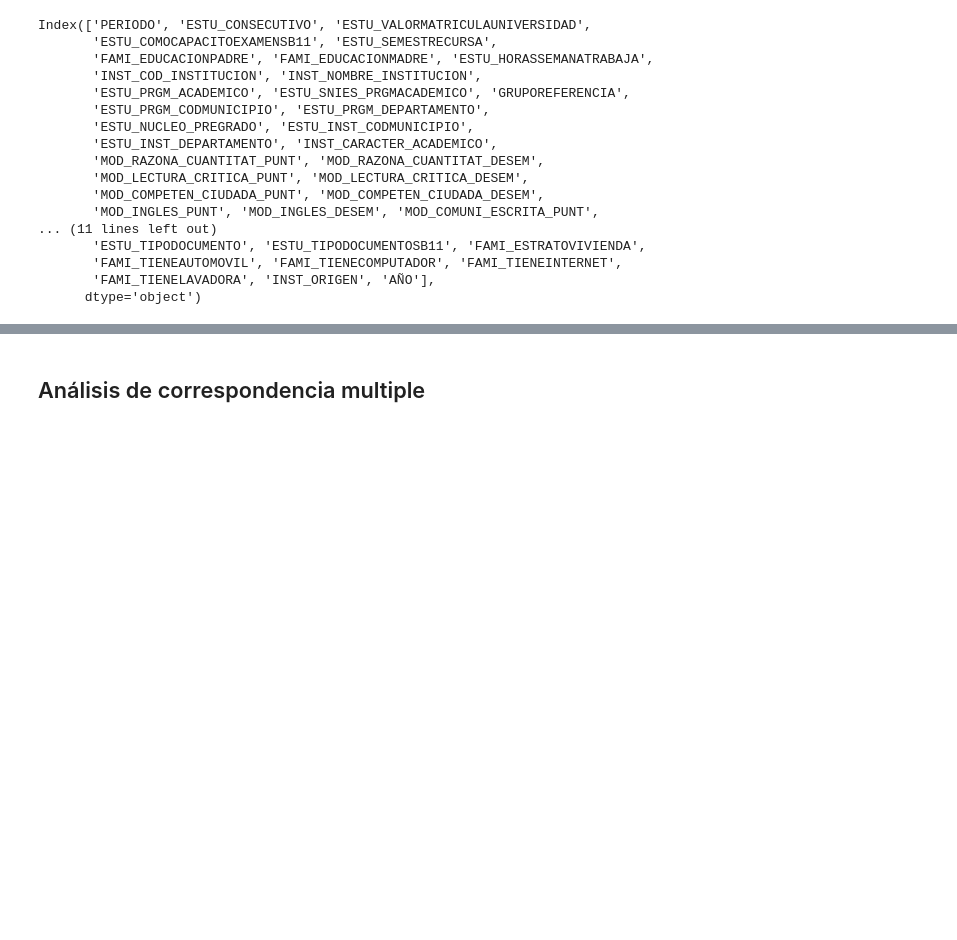
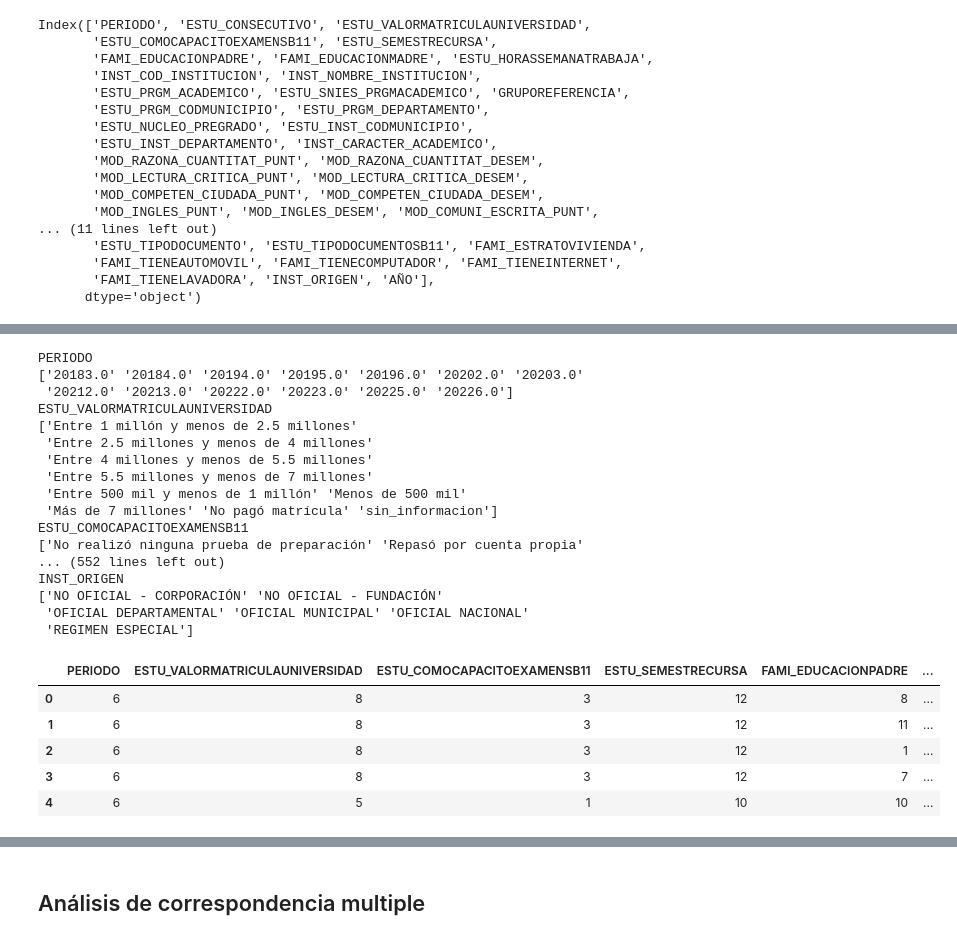
Before and after one commit to gbuvoli/SaberPRO_project, a Jupyter notebook: 5_0_Statistics.ipynb, the cells around one changed output, grey strips where cells are left out. Saved outputs shown, nothing was run; the diff lists cells and outputs as text; code cells hidden in the pictures; blank space fills up the shorter version.

```diff
--- a/5_0_Statistics.ipynb
+++ b/5_0_Statistics.ipynb
@@ -584,0 +688,35 @@ with open('label_encoders.pkl', 'wb') as f:
+# %%
+general_encoded=pd.DataFrame()
+
+for col in list(cat_cols): # Aplicar el encoder directamente a la columna
+  print(col)
+  encoder = encoders[col]
+  print(encoder.classes_)
+  general_encoded[col] = encoder.transform(df_combined[col])
+
+# Revisar el resultado
+general_encoded.head()
+# %% [output]
+PERIODO
+['20183.0' '20184.0' '20194.0' '20195.0' '20196.0' '20202.0' '20203.0'
+ '20212.0' '20213.0' '20222.0' '20223.0' '20225.0' '20226.0']
+ESTU_VALORMATRICULAUNIVERSIDAD
+['Entre 1 millón y menos de 2.5 millones'
+ 'Entre 2.5 millones y menos de 4 millones'
+ 'Entre 4 millones y menos de 5.5 millones'
+ 'Entre 5.5 millones y menos de 7 millones'
+ 'Entre 500 mil y menos de 1 millón' 'Menos de 500 mil'
+ 'Más de 7 millones' 'No pagó matrícula' 'sin_informacion']
+ESTU_COMOCAPACITOEXAMENSB11
+['No realizó ninguna prueba de preparación' 'Repasó por cuenta propia'
+... (552 lines left out)
+INST_ORIGEN
+['NO OFICIAL - CORPORACIÓN' 'NO OFICIAL - FUNDACIÓN'
+ 'OFICIAL DEPARTAMENTAL' 'OFICIAL MUNICIPAL' 'OFICIAL NACIONAL'
+ 'REGIMEN ESPECIAL']
+|  | PERIODO | ESTU_VALORMATRICULAUNIVERSIDAD | ESTU_COMOCAPACITOEXAMENSB11 | ESTU_SEMESTRECURSA | FAMI_EDUCACIONPADRE | ... |
+| 0 | 6 | 8 | 3 | 12 | 8 | ... |
+| 1 | 6 | 8 | 3 | 12 | 11 | ... |
+| 2 | 6 | 8 | 3 | 12 | 1 | ... |
+| 3 | 6 | 8 | 3 | 12 | 7 | ... |
+| 4 | 6 | 5 | 1 | 10 | 10 | ... |
```
Also changed, not shown: parts of 41 cells of this notebook.
